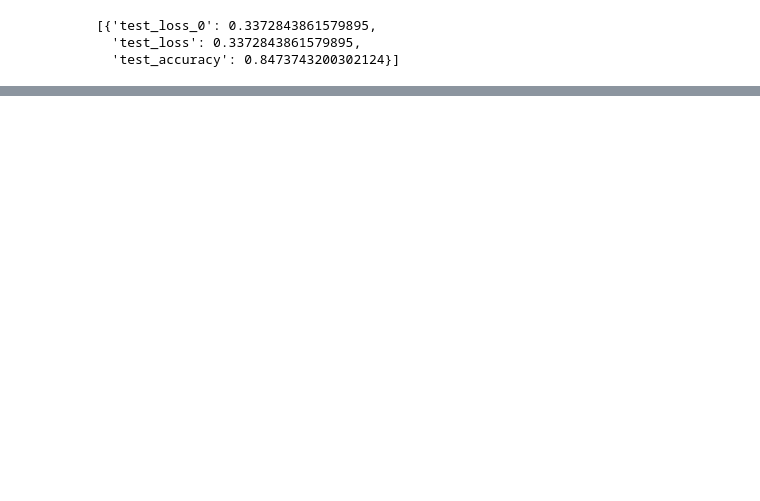
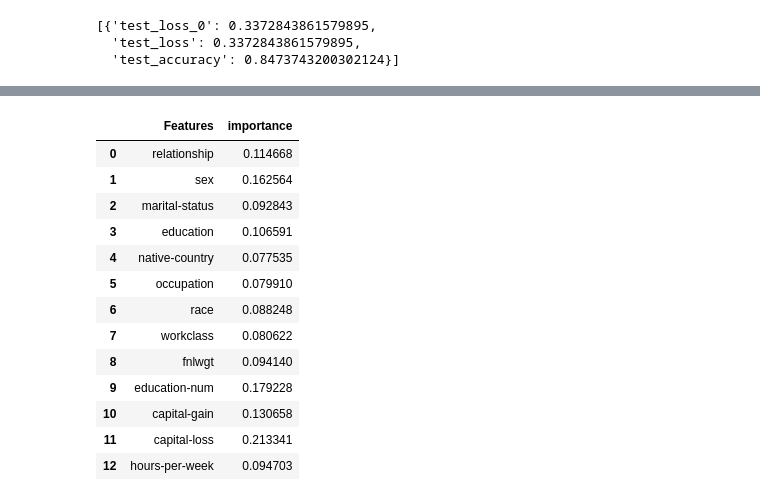
Before and after one commit to GaganSaiTrinadh/cs178-project, a Jupyter notebook: eric.ipynb, the cells around one changed output, grey strips where cells are left out. Cells and saved outputs as stored; diff of their text form; code cells hidden in the pictures; blank space fills up the shorter version.

Commit message:
gandalf

```diff
--- a/eric.ipynb
+++ b/eric.ipynb
@@ -388,0 +392,14 @@ For example, when doing 'df[col].method(value, inplace=True)', try using 'df.met
+# %%
+from pytorch_tabular.models import GANDALFConfig
+model_config = GANDALFConfig(
+    task="classification",
+)
+tabular_model = TabularModel(
+    data_config=data_config,
+    model_config=model_config,
+    optimizer_config=optimizer_config,
+    trainer_config=trainer_config,
+    verbose=True
+)
+tabular_model.fit(train)
+tabular_model.evaluate(test)
@@ -388,0 +451,17 @@ For example, when doing 'df[col].method(value, inplace=True)', try using 'df.met
+# %%
+tabular_model.feature_importance()
+# %% [output]
+|  | Features | importance |
+| 0 | relationship | 0.114668 |
+| 1 | sex | 0.162564 |
+| 2 | marital-status | 0.092843 |
+| 3 | education | 0.106591 |
+| 4 | native-country | 0.077535 |
+| 5 | occupation | 0.079910 |
+| 6 | race | 0.088248 |
+| 7 | workclass | 0.080622 |
+| 8 | fnlwgt | 0.094140 |
+| 9 | education-num | 0.179228 |
+| 10 | capital-gain | 0.130658 |
+| 11 | capital-loss | 0.213341 |
+| 12 | hours-per-week | 0.094703 |
```
Also changed, not shown: parts of 3 cells of this notebook.
